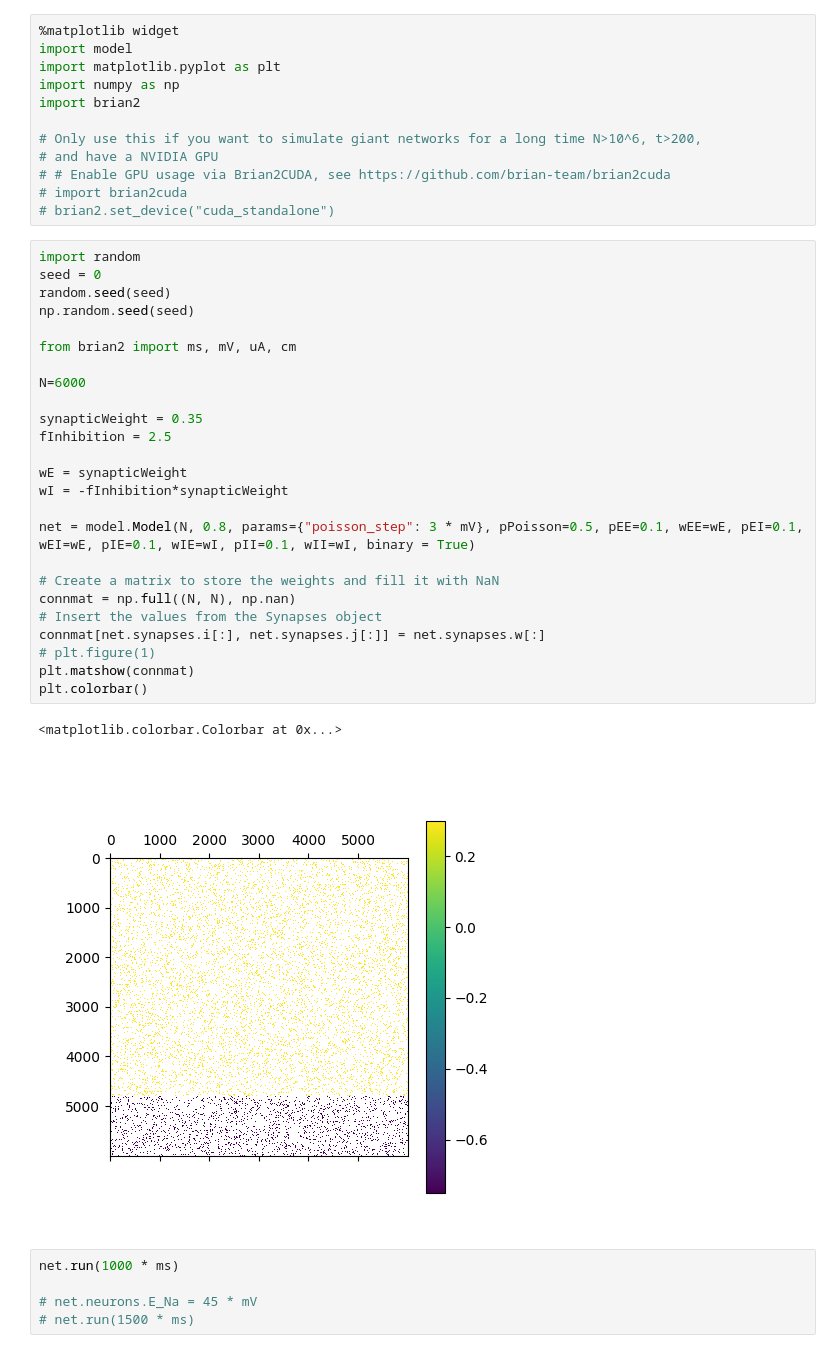
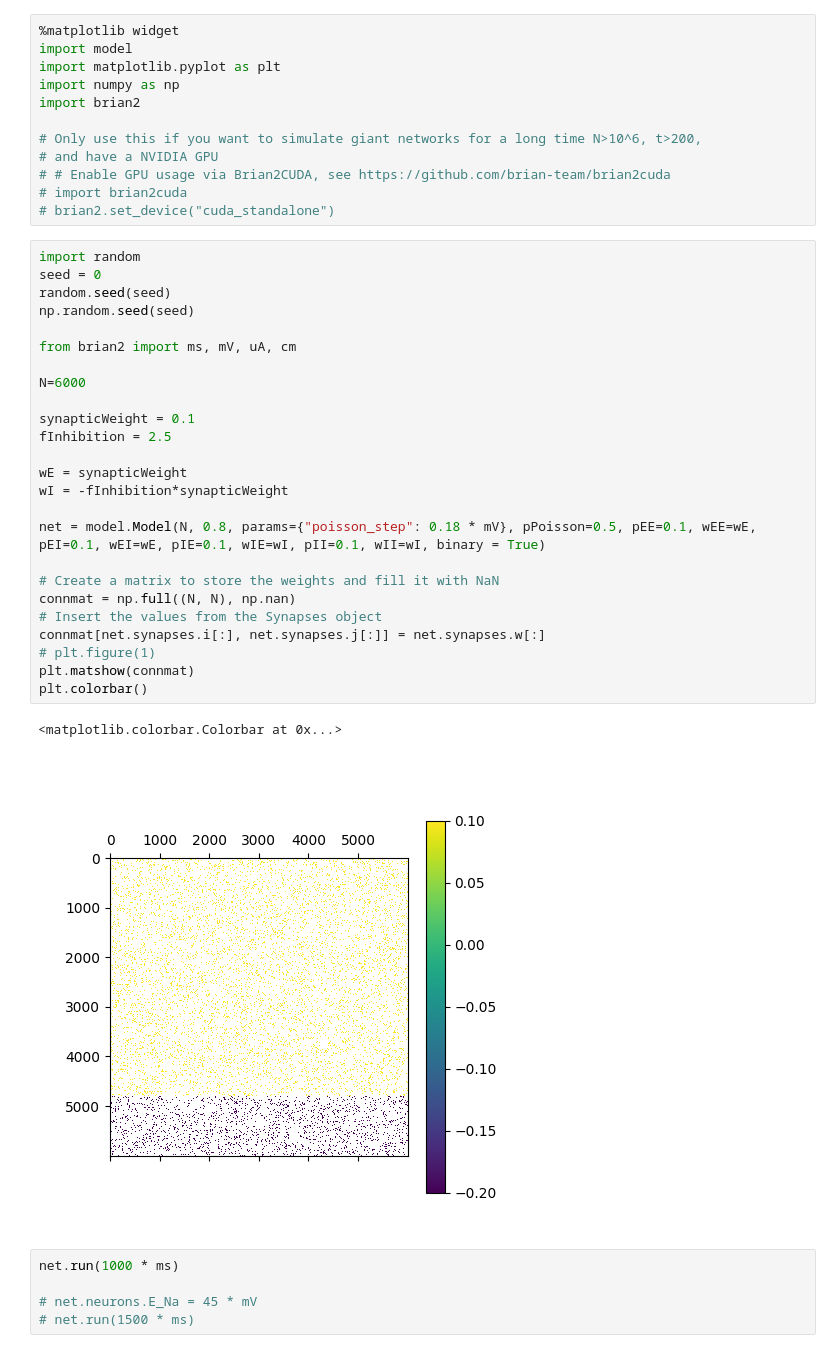
Before and after one commit to fvdveen/seizenet, a Jupyter notebook: rnn.ipynb, the cells around one changed output. Drawn from its saved outputs; the diff is of its cells as text.

```diff
--- a/rnn.ipynb
+++ b/rnn.ipynb
@@ -13,31 +13,31 @@ import brian2
 # %%
 import random
 seed = 0
 random.seed(seed)
 np.random.seed(seed)
 
 from brian2 import ms, mV, uA, cm
 
 N=6000
 
-synapticWeight = 0.35
+synapticWeight = 0.1
 fInhibition = 2.5
 
 wE = synapticWeight
 wI = -fInhibition*synapticWeight
 
-net = model.Model(N, 0.8, params={"poisson_step": 3 * mV}, pPoisson=0.5, pEE=0.1, wEE=wE, pEI=0.1, wEI=wE, pIE=0.1, wIE=wI, pII=0.1, wII=wI, binary = True)
+net = model.Model(N, 0.8, params={"poisson_step": 0.18 * mV}, pPoisson=0.5, pEE=0.1, wEE=wE, pEI=0.1, wEI=wE, pIE=0.1, wIE=wI, pII=0.1, wII=wI, binary = True)
 
 # Create a matrix to store the weights and fill it with NaN
 connmat = np.full((N, N), np.nan)
 # Insert the values from the Synapses object
 connmat[net.synapses.i[:], net.synapses.j[:]] = net.synapses.w[:]
 # plt.figure(1)
 plt.matshow(connmat)
 plt.colorbar()
 # %% [output]
 <matplotlib.colorbar.Colorbar at 0x...>
-[figure, old version]
+[figure, new version]
 # %%
 net.run(1000 * ms)
 
```
Also changed, not shown: parts of 2 cells of this notebook, 1 other file.
